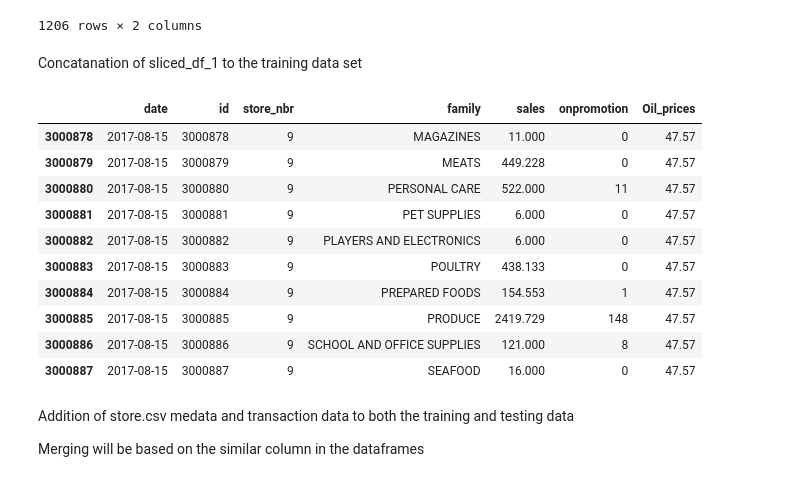
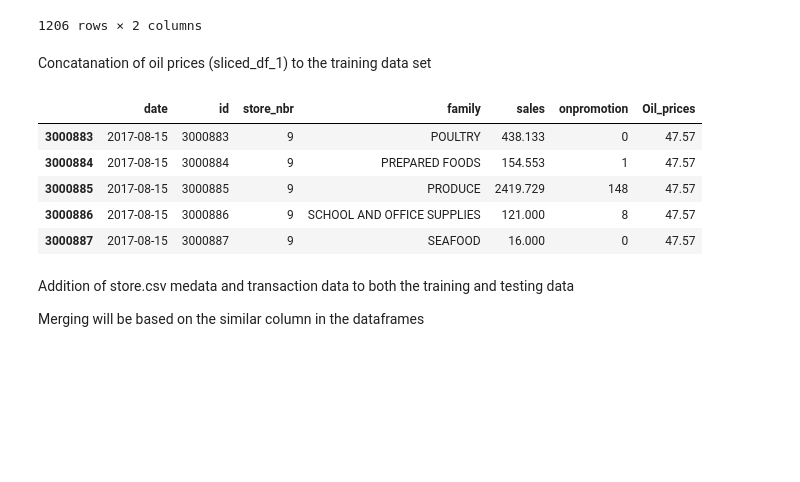
Before and after one commit to kaitany/LP3-Regression-Project, a Jupyter notebook: LP3_DAP.ipynb, the cells around one changed output. Drawn from its saved outputs; the diff is of its cells as text; code cells hidden in the pictures; blank space fills up the shorter version.

```diff
--- a/LP3_DAP.ipynb
+++ b/LP3_DAP.ipynb
@@ -430,23 +457,18 @@ sliced_df1
 | 1205 | 2017-08-15 | 47.570000 |
 1206 rows × 2 columns
 # %% [markdown]
-Concatanation of sliced_df_1 to the training data set
+Concatanation of oil prices (sliced_df_1) to the training data set
 # %%
 # Merge the two DataFrames based on the 'date' column
 #The how='left' argument specifies that you want to keep all rows from the left DataFrame (train_data),
 #and match them with rows from the right DataFrame (sliced_df1) based on the 'date' column.
 
 merged_train_data = train_data.merge(sliced_df1, on='date', how='left')
 
 #preview of merged train data
-merged_train_data.tail(10)
+merged_train_data.tail(5)
 # %% [output]
 |  | date | id | store_nbr | family | sales | onpromotion | Oil_prices |
-| 3000878 | 2017-08-15 | 3000878 | 9 | MAGAZINES | 11.000 | 0 | 47.57 |
-| 3000879 | 2017-08-15 | 3000879 | 9 | MEATS | 449.228 | 0 | 47.57 |
-| 3000880 | 2017-08-15 | 3000880 | 9 | PERSONAL CARE | 522.000 | 11 | 47.57 |
-| 3000881 | 2017-08-15 | 3000881 | 9 | PET SUPPLIES | 6.000 | 0 | 47.57 |
-| 3000882 | 2017-08-15 | 3000882 | 9 | PLAYERS AND ELECTRONICS | 6.000 | 0 | 47.57 |
 | 3000883 | 2017-08-15 | 3000883 | 9 | POULTRY | 438.133 | 0 | 47.57 |
 | 3000884 | 2017-08-15 | 3000884 | 9 | PREPARED FOODS | 154.553 | 1 | 47.57 |
 | 3000885 | 2017-08-15 | 3000885 | 9 | PRODUCE | 2419.729 | 148 | 47.57 |
```
Also changed, not shown: parts of 101 cells of this notebook.
